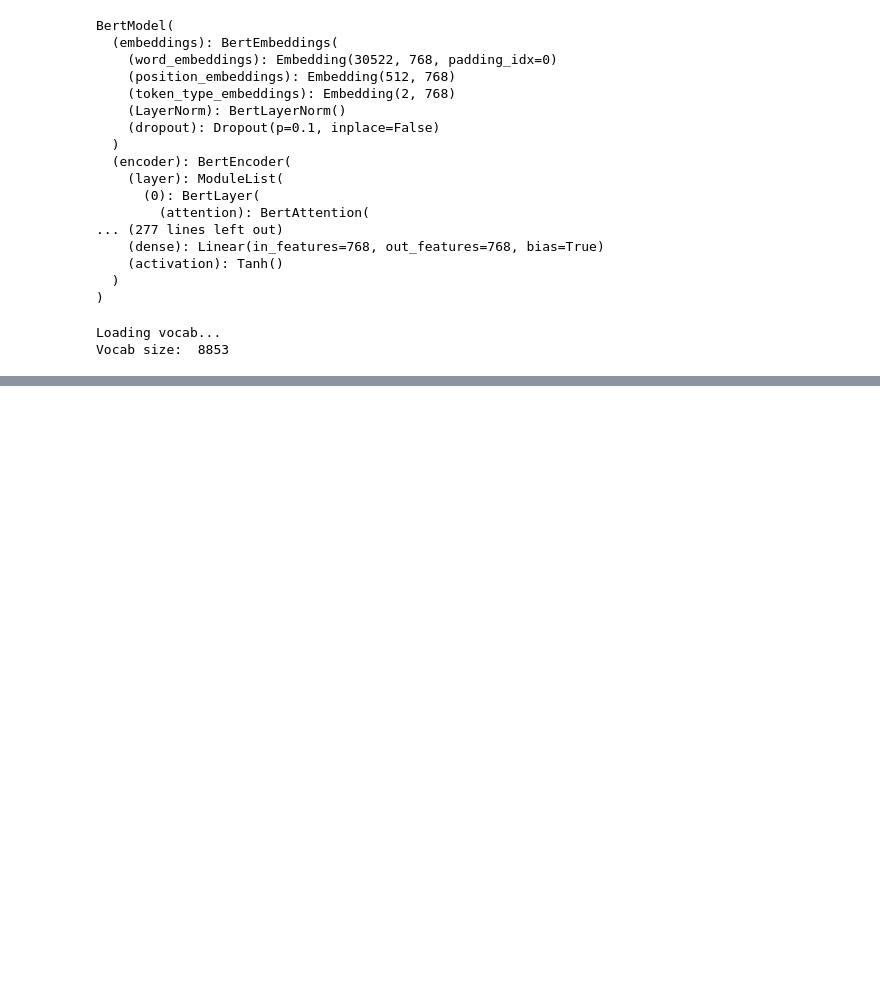
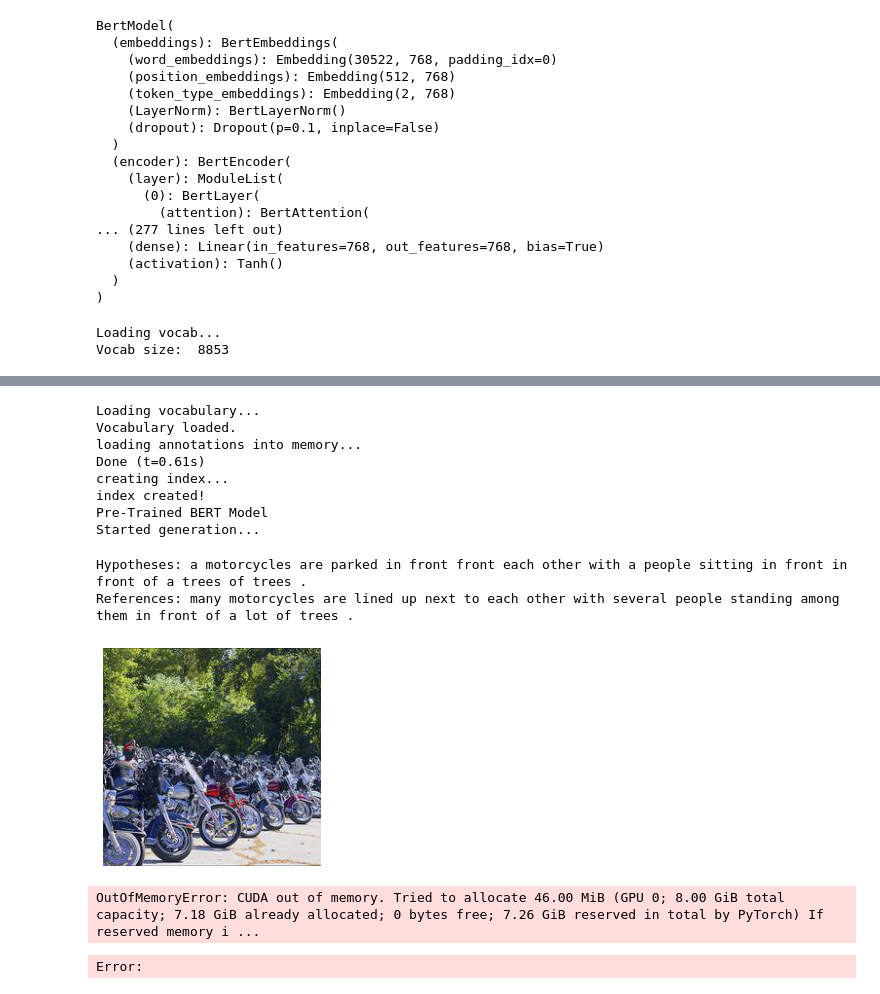
Before and after one commit to thromel/Image-Captioning-ML-Project, a Jupyter notebook: demo.ipynb, the cells around one changed output, grey strips where cells are left out. Drawn from its saved outputs; the diff is of its cells as text; code cells hidden in the pictures; blank space fills up the shorter version.

```diff
--- a/demo.ipynb
+++ b/demo.ipynb
@@ -91 +92,21 @@ References: several buses pulled into a bus depot with passengers loading .
 ... (24 outputs left out)
+# %%
+import gc
+gc.collect()
+with torch.no_grad():
+    torch.cuda.empty_cache()
+%run demo.py
+# %% [output]
+Loading vocabulary...
+Vocabulary loaded.
+loading annotations into memory...
+Done (t=0.61s)
+creating index...
+index created!
+Pre-Trained BERT Model
+Started generation...
+Hypotheses: a motorcycles are parked in front front each other with a people sitting in front in front of a trees of trees .
+References: many motorcycles are lined up next to each other with several people standing among them in front of a lot of trees .
+[figure, added]
+OutOfMemoryError: CUDA out of memory. Tried to allocate 46.00 MiB (GPU 0; 8.00 GiB total capacity; 7.18 GiB already allocated; 0 bytes free; 7.26 GiB reserved in total by PyTorch) If reserved memory i ...
+Error:
```
Also changed, not shown: parts of 2 cells of this notebook.
